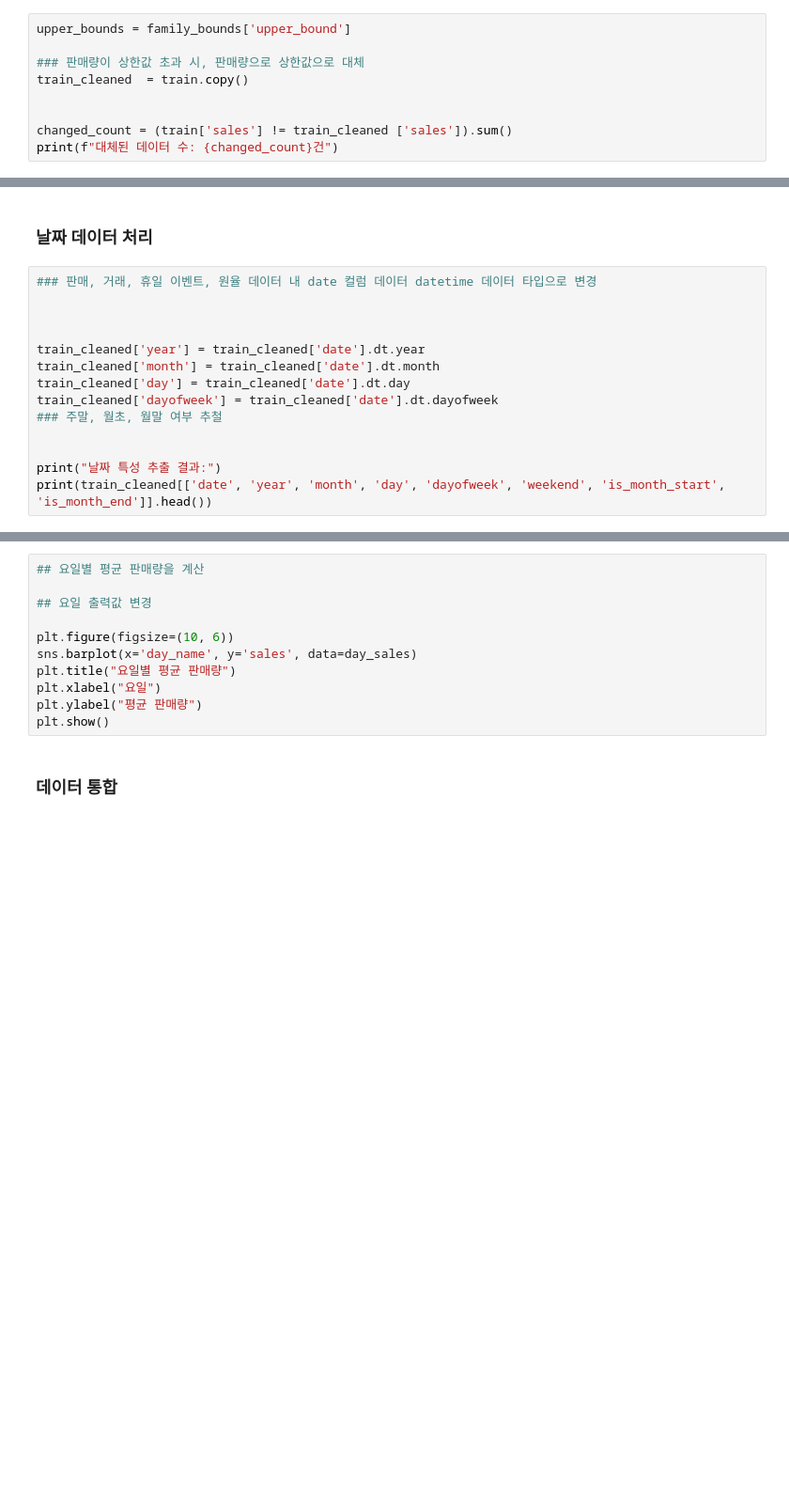
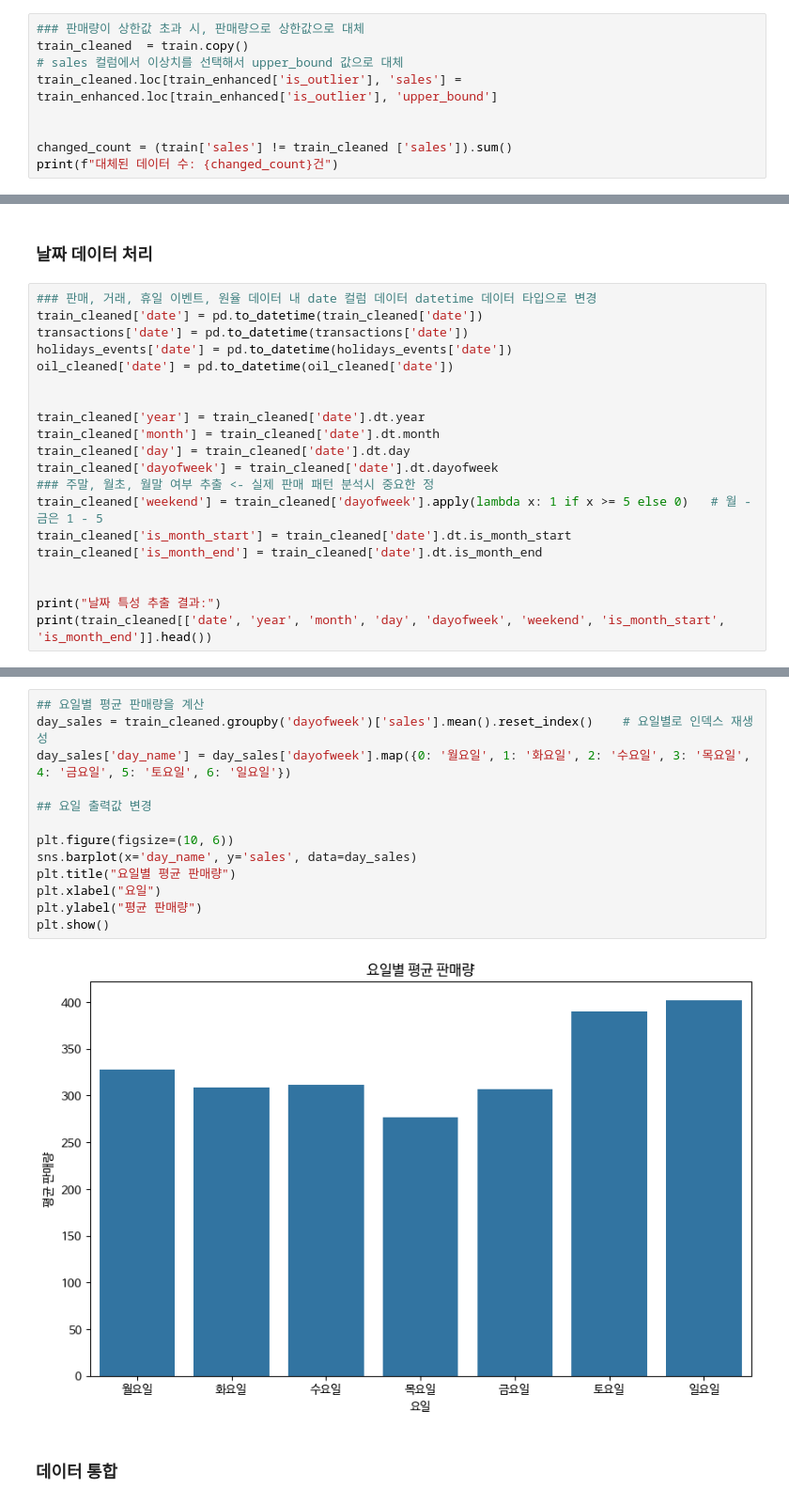
Before and after one commit to minami-cs/Data-Analysis-with-Open-Source, a Jupyter notebook: 오픈소스_데이터_분석_7강.ipynb, the cells around one changed output, grey strips where cells are left out. Shown: that part at 94% size. Saved outputs shown, nothing was run; the diff lists cells and outputs as text; blank space fills up the shorter version.

```diff
--- a/오픈소스_데이터_분석_7강.ipynb
+++ b/오픈소스_데이터_분석_7강.ipynb
@@ -288,8 +445,8 @@ plt.show()
 # %%
-upper_bounds = family_bounds['upper_bound']
-
 ### 판매량이 상한값 초과 시, 판매량으로 상한값으로 대체
 train_cleaned  = train.copy()
+# sales 컬럼에서 이상치를 선택해서 upper_bound 값으로 대체
+train_cleaned.loc[train_enhanced['is_outlier'], 'sales'] = train_enhanced.loc[train_enhanced['is_outlier'], 'upper_bound']
 
 
 changed_count = (train['sales'] != train_cleaned ['sales']).sum()
@@ -298,14 +457,20 @@ print(f"대체된 데이터 수: {changed_count}건")
 ### 날짜 데이터 처리
 # %%
 ### 판매, 거래, 휴일 이벤트, 원율 데이터 내 date 컬럼 데이터 datetime 데이터 타입으로 변경
-
+train_cleaned['date'] = pd.to_datetime(train_cleaned['date'])
+transactions['date'] = pd.to_datetime(transactions['date'])
+holidays_events['date'] = pd.to_datetime(holidays_events['date'])
+oil_cleaned['date'] = pd.to_datetime(oil_cleaned['date'])
 
 
 train_cleaned['year'] = train_cleaned['date'].dt.year
 train_cleaned['month'] = train_cleaned['date'].dt.month
 train_cleaned['day'] = train_cleaned['date'].dt.day
 train_cleaned['dayofweek'] = train_cleaned['date'].dt.dayofweek
-### 주말, 월초, 월말 여부 추철
+### 주말, 월초, 월말 여부 추출 <- 실제 판매 패턴 분석시 중요한 정
+train_cleaned['weekend'] = train_cleaned['dayofweek'].apply(lambda x: 1 if x >= 5 else 0)   # 월 - 금은 1 - 5
+train_cleaned['is_month_start'] = train_cleaned['date'].dt.is_month_start
+train_cleaned['is_month_end'] = train_cleaned['date'].dt.is_month_end
 
 
 print("날짜 특성 추출 결과:")
@@ -313,14 +493,18 @@ print(train_cleaned[['date', 'year', 'month', 'day', 'dayofweek', 'weekend', 'is
 # %%
 ## 요일별 평균 판매량을 계산
+day_sales = train_cleaned.groupby('dayofweek')['sales'].mean().reset_index()    # 요일별로 인덱스 재생성
+day_sales['day_name'] = day_sales['dayofweek'].map({0: '월요일', 1: '화요일', 2: '수요일', 3: '목요일', 4: '금요일', 5: '토요일', 6: '일요일'})
 
 ## 요일 출력값 변경
 
 plt.figure(figsize=(10, 6))
 sns.barplot(x='day_name', y='sales', data=day_sales)
 plt.title("요일별 평균 판매량")
 plt.xlabel("요일")
 plt.ylabel("평균 판매량")
 plt.show()
+# %% [output]
+[figure, added]
 # %% [markdown]
 ### 데이터 통합
 # %%
```
Also changed, not shown: parts of 18 cells of this notebook.
